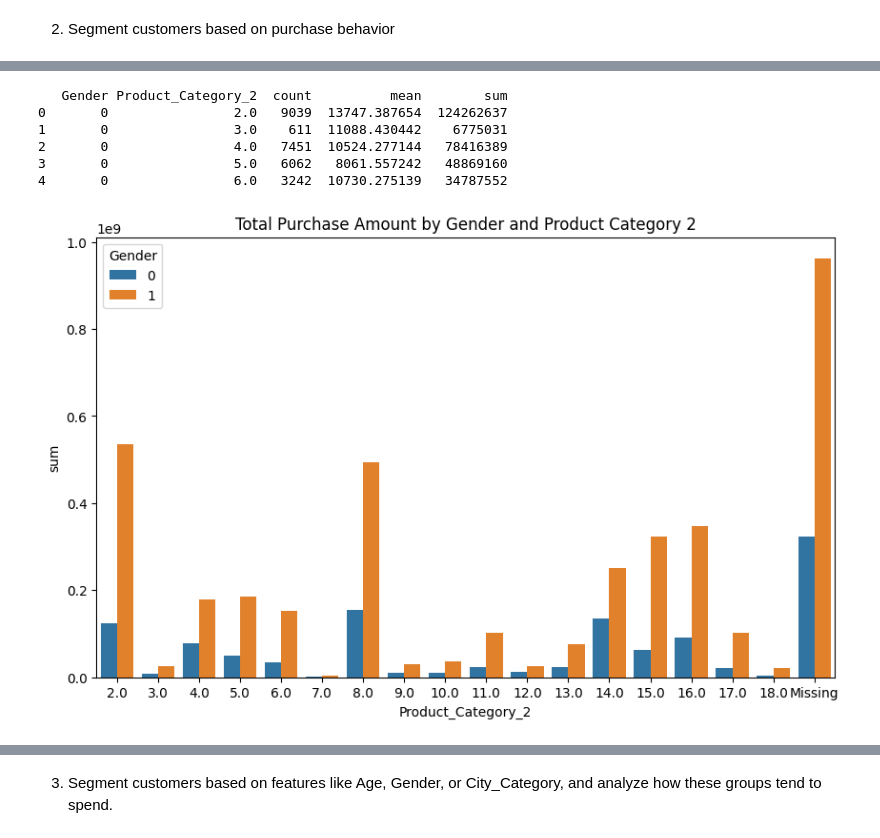
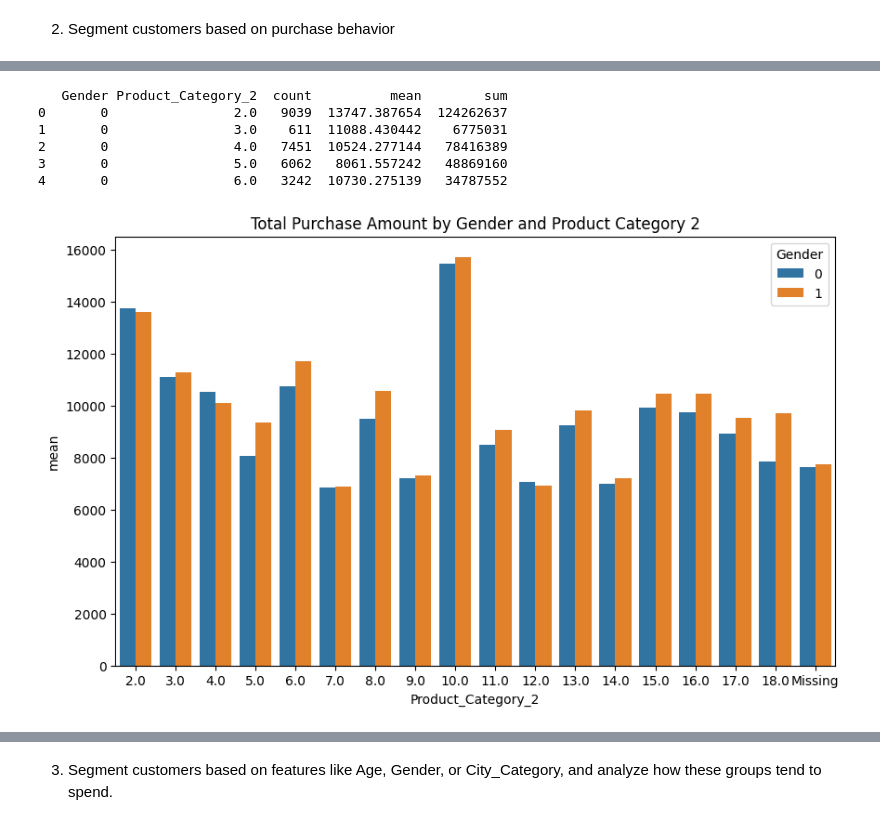
Before and after one commit to Darknight47/Data-Science-Project-02, a Jupyter notebook: recommendation_system.ipynb, the cells around one changed output, grey strips where cells are left out. Drawn from its saved outputs; the diff is of its cells as text; code cells hidden in the pictures.

```diff
--- a/recommendation_system.ipynb
+++ b/recommendation_system.ipynb
@@ -202,23 +202,23 @@ plt.show()
 # %%
 # Group by Gender and Product_Category_1
 gender_category_group2 = dataset.groupby(['Gender', 'Product_Category_2'])['Purchase'].agg(['count', 'mean', 'sum']).reset_index()
 
 # View results
 print(gender_category_group2.head())
 
 # Visualize the patterns
 plt.figure(figsize=(10,6))
-sns.barplot(x='Product_Category_2', y='sum', hue='Gender', data=gender_category_group2)
+sns.barplot(x='Product_Category_2', y='mean', hue='Gender', data=gender_category_group2)
 plt.title('Total Purchase Amount by Gender and Product Category 2')
 plt.show()
 # %% [output]
    Gender Product_Category_2  count          mean        sum
 0       0                2.0   9039  13747.387654  124262637
 1       0                3.0    611  11088.430442    6775031
 2       0                4.0   7451  10524.277144   78416389
 3       0                5.0   6062   8061.557242   48869160
 4       0                6.0   3242  10730.275139   34787552
-[figure, old version]
+[figure, new version]
 # %%
 # Group by Gender and Product_Category_3
 gender_category_group3 = dataset.groupby(['Gender', 'Product_Category_3'])['Purchase'].agg(['count', 'mean', 'sum']).reset_index()
```
Also changed, not shown: parts of 2 cells of this notebook.
